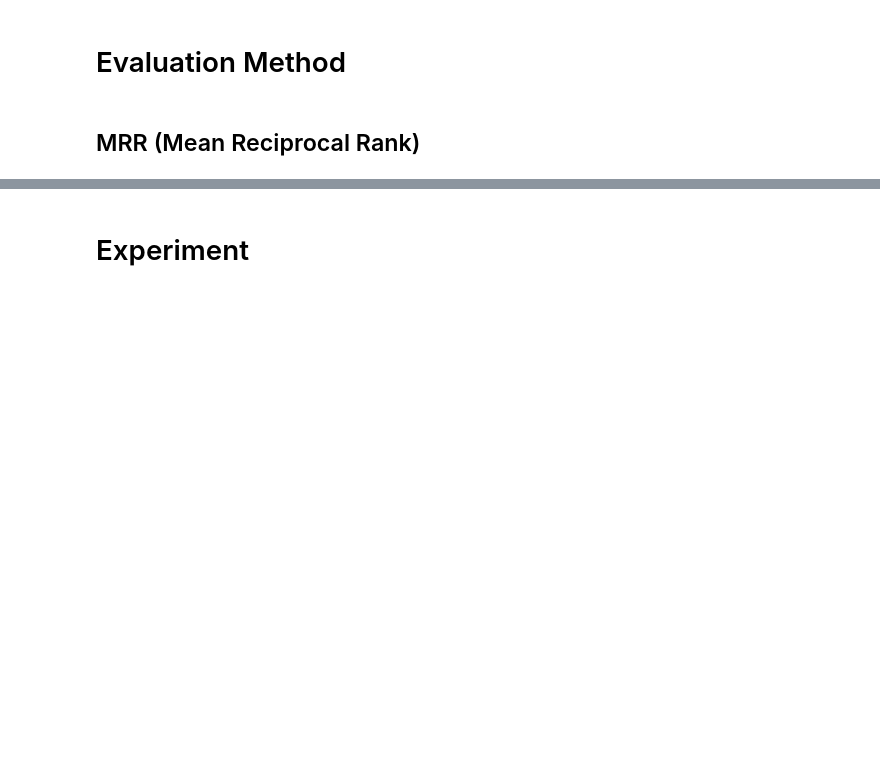
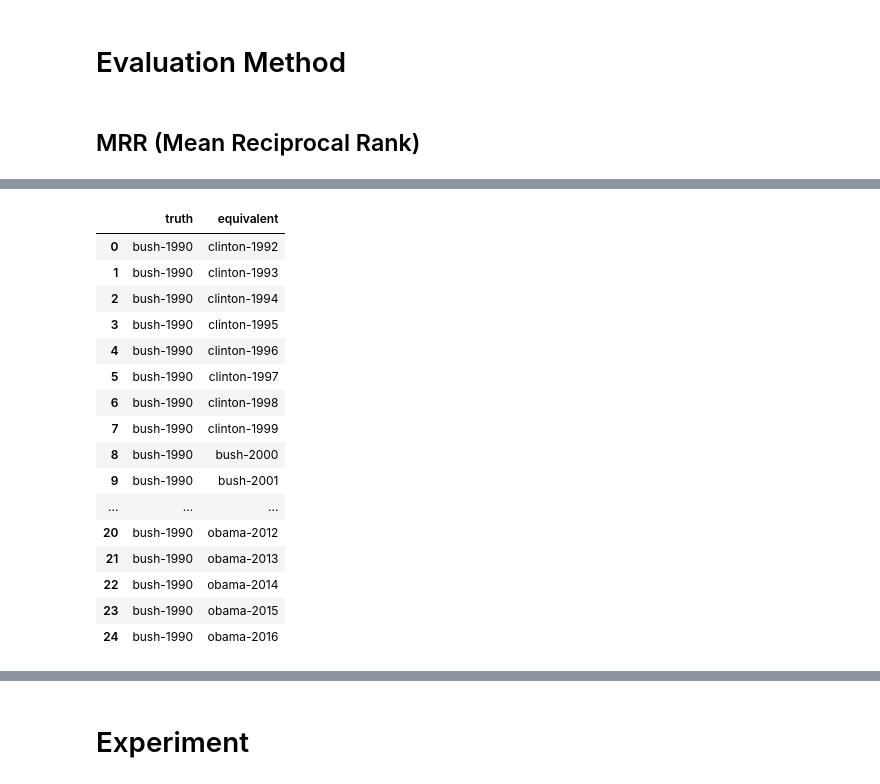
Before and after one commit to FlackoJodye1/temporal-word-embeddings, a Jupyter notebook: notebooks/reports/reproduce-twec-results.ipynb, the cells around one changed output, grey strips where cells are left out. Drawn from its saved outputs; the diff is of its cells as text; code cells hidden in the pictures; blank space fills up the shorter version.

```diff
--- a/notebooks/reports/reproduce-twec-results.ipynb
+++ b/notebooks/reports/reproduce-twec-results.ipynb
@@ -214,0 +281,26 @@ tppmi_model = TPPMIModel(ppmi_models, dates="years")
+# %%
+test_list = test_data_1[test_data_1.truth == "bush-1990"].copy()
+# %%
+test_list['year'] = test_list['equivalent'].apply(lambda x: int(x.split('-')[1]))  # Extract year and convert to int
+test_list = test_list.sort_values(by='year')  # Sort by the new 'year' column
+test_list = test_list.drop('year', axis=1)
+# %%
+test_list
+# %% [output]
+|  | truth | equivalent |
+| 0 | bush-1990 | clinton-1992 |
+| 1 | bush-1990 | clinton-1993 |
+| 2 | bush-1990 | clinton-1994 |
+| 3 | bush-1990 | clinton-1995 |
+| 4 | bush-1990 | clinton-1996 |
+| 5 | bush-1990 | clinton-1997 |
+| 6 | bush-1990 | clinton-1998 |
+| 7 | bush-1990 | clinton-1999 |
+| 8 | bush-1990 | bush-2000 |
+| 9 | bush-1990 | bush-2001 |
+| ... | ... | ... |
+| 20 | bush-1990 | obama-2012 |
+| 21 | bush-1990 | obama-2013 |
+| 22 | bush-1990 | obama-2014 |
+| 23 | bush-1990 | obama-2015 |
+| 24 | bush-1990 | obama-2016 |
```
Also changed, not shown: parts of 17 cells of this notebook, 2 other files.
